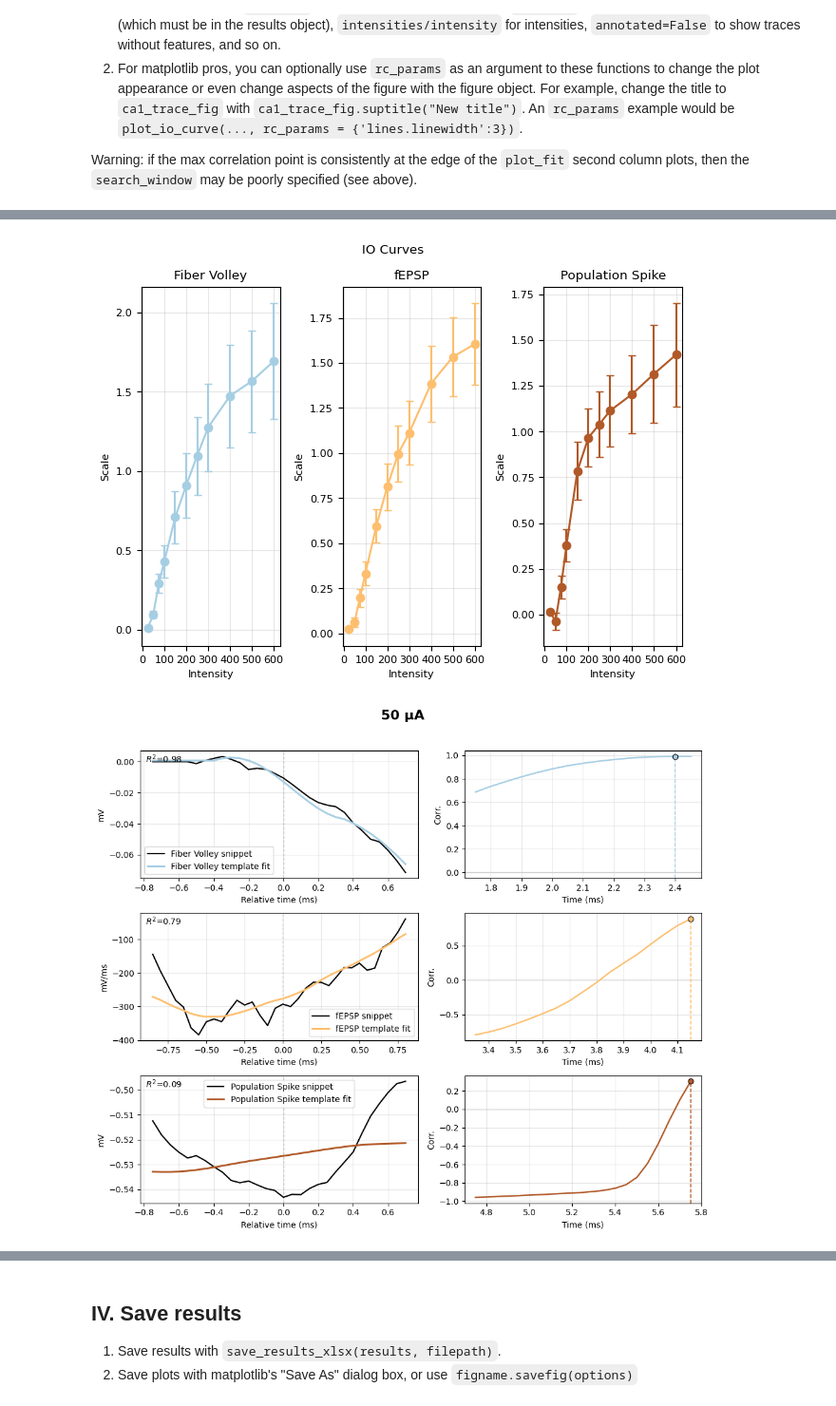
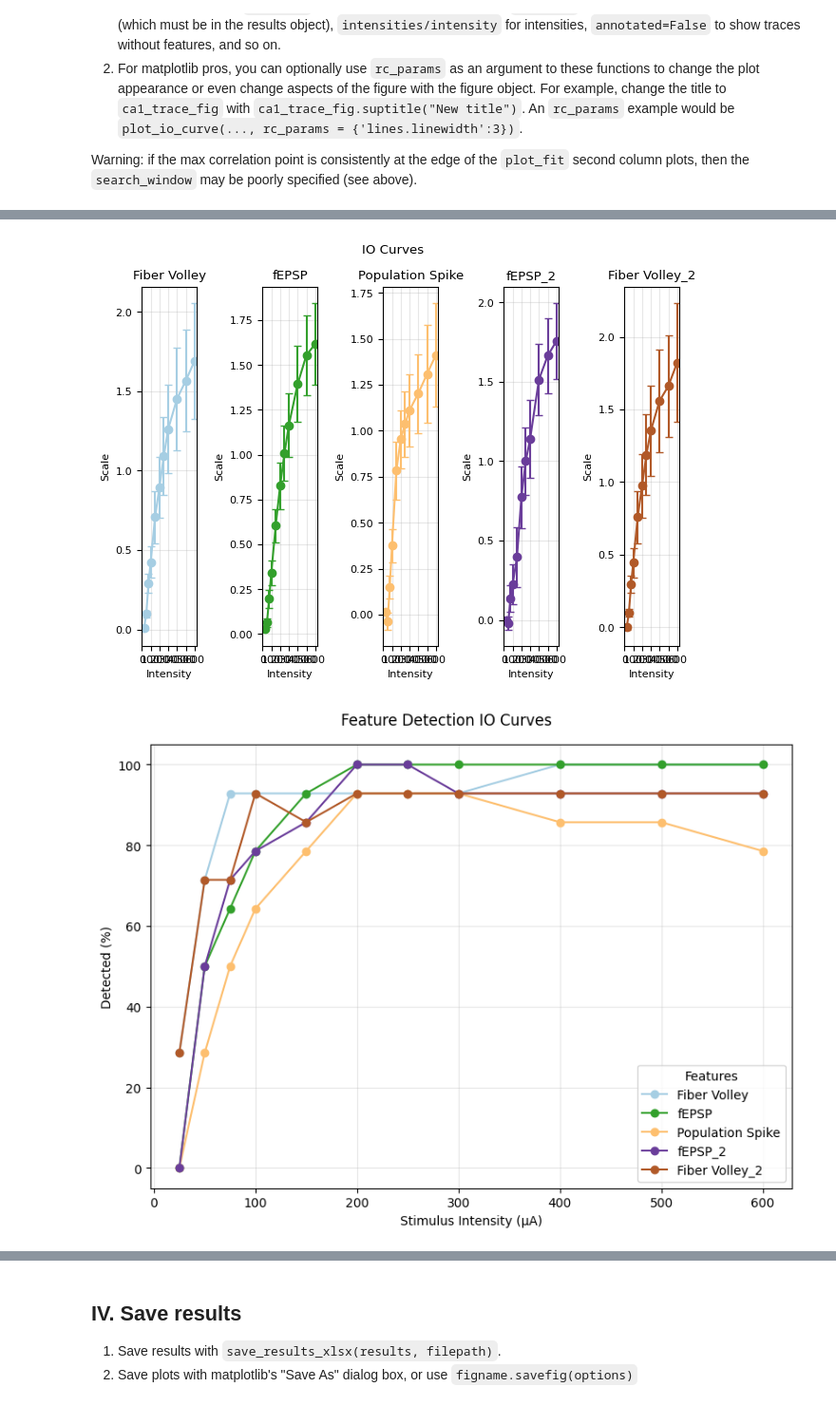
Before and after one commit to blakebyer/evoked, a Jupyter notebook: src/evoked/examples/analysis_2026_06_19.ipynb, the cells around one changed output, grey strips where cells are left out. Shown at 95% size. Drawn from its saved outputs; the diff is of its cells as text; code cells hidden in the pictures.

```diff
--- a/src/evoked/examples/analysis_2026_06_19.ipynb
+++ b/src/evoked/examples/analysis_2026_06_19.ipynb
@@ -29,10 +30,10 @@ params = PreprocessParams(
     smoothing="savgol",
     smoothing_params={
                         "size": 7,
-                        "window_length": 15,
+                        "window_length": 11,
                         "polyorder": 2,
                         "cutoff": 2000.0,
-                        "order": 2,
+                        "order": 3,
                     }
 )
 
@@ -83,7 +80,7 @@ template_ints = [300, 400, 500, 600]
 
 ca1_results = RecordingResult(preprocess_params=params)
 
-ca1_results.add("Fiber Volley", match_feature(
+ca1_results.add("Fiber Volley", match_feature_ols(
     train_df=train_prep, test_df=test_prep,
     template_window=(1.5, 3.0), search_window=(1.0, 3.2),
     template_intensities=template_ints,
@@ -91,7 +88,7 @@ ca1_results.add("Fiber Volley", match_feature(
     slope_transform=False
 ))
 
-ca1_results.add("fEPSP", match_feature(
+ca1_results.add("fEPSP", match_feature_ols(
     train_df=train_prep, test_df=test_prep,
     template_window=(3.0, 4.7), search_window=(2.5, 5.0),
     template_intensities=template_ints,
@@ -99,13 +96,32 @@ ca1_results.add("fEPSP", match_feature(
     slope_transform=True
 ))
 
-ca1_results.add("Population Spike", match_feature(
+ca1_results.add("Population Spike", match_feature_ols(
     train_df=train_prep, test_df=test_prep,
     template_window=(4.5, 6.0), search_window=(4.0, 6.5),
     template_intensities=template_ints,
     r2_threshold=0.8,
     slope_transform=False
 ))
+
+ca1_results.add("fEPSP_2", match_feature_lda(
+    train_df=train_prep, test_df=test_prep,
+    template_window=(3.0, 4.7),
+    noise_window=(23.0,24.7),
+    search_window=(2.5, 5.0),
+    template_intensities=template_ints,
+    r2_threshold=0.6,
+    slope_transform=True
+))
+
+ca1_results.add("Fiber Volley_2", match_feature_lda(
+    train_df=train_prep, test_df=test_prep,
+    template_window=(1.5, 3.0), search_window=(1.0, 3.2),
+    noise_window=(23.0,24.5),
+    template_intensities=template_ints,
+    r2_threshold=0.8,
+    slope_transform=False
+))
 # %% [markdown]
 ## III. Make cool plots
 1. Set parameters. Use `id_value` to set which file you want to plot, `features` for the features you want to plot (which must be in the results object), `intensities/intensity` for intensities, `annotated=False` to show traces without features, and so on.
@@ -113,11 +129,11 @@ ca1_results.add("Population Spike", match_feature(
 
 Warning: if the max correlation point is consistently at the edge of the `plot_fit` second column plots, then the `search_window` may be poorly specified (see above).
 # %%
-template_features = ["Fiber Volley", "fEPSP", "Population Spike"]
+template_features = ["Fiber Volley", "fEPSP", "Population Spike", "fEPSP_2", "Fiber Volley_2"]
 ca1_trace_fig, ca1_trace_ax = plot_trace(test_prep, recording_result=ca1_results, id_value='2026_05_28_0009', features=template_features, intensities=intensities_list, annotated=True)
 ca1_io_fig, ca1_io_axes = plot_io_curve(ca1_results, features=template_features, intensities=intensities_list, rc_params={'font.size': 8})
-ca1_fit_fig, ca1_fit_axes = plot_fit(test_prep, ca1_results, features=template_features, intensity=50, id_value='2026_05_28_0009')
-ca1_fit_fig1, ca1_fit_axes1 = plot_fit(test_prep, ca1_results, features=template_features, intensity=600, id_value='2026_05_28_0009')
+#ca1_fit_fig, ca1_fit_axes = plot_fit(test_prep, ca1_results, features=template_features, intensity=50, id_value='2026_05_28_0009')
+#ca1_fit_fig1, ca1_fit_axes1 = plot_fit(test_prep, ca1_results, features=template_features, intensity=600, id_value='2026_05_28_0009')
 ca1_detected_fig, ca1_detected_axes = plot_detected(ca1_results, features=template_features)
 plt.show()
 # %% [output]
@@ -125,2 +141,2 @@ plt.show()
-[figure, old version]
+[figure, new version]
-[figure, old version]
+[figure, new version]
```
Also changed, not shown: parts of 5 cells of this notebook, 10 other files.
